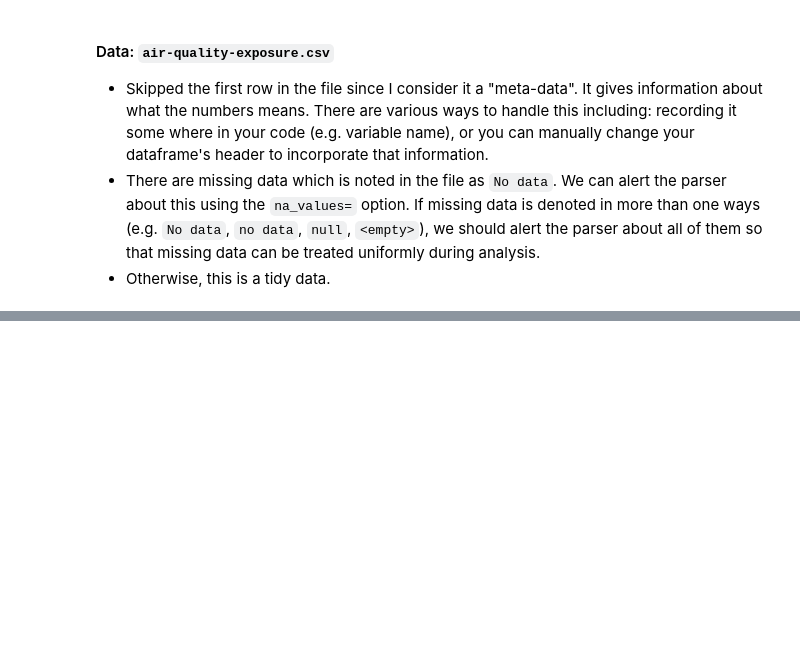
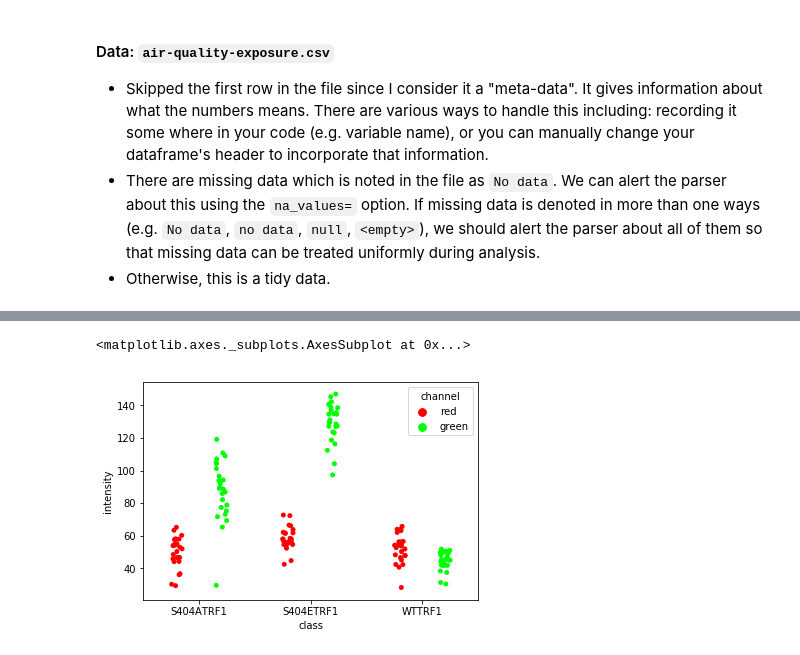
Before and after one commit to edmundlth/advanced_business_analytics_materials, a Jupyter notebook: lunchtime_session_29062017.ipynb, the cells around one changed output, grey strips where cells are left out. Cells and saved outputs as stored; diff of their text form; code cells hidden in the pictures; blank space fills up the shorter version.

```diff
--- a/lunchtime_session_29062017.ipynb
+++ b/lunchtime_session_29062017.ipynb
@@ -148,0 +260,11 @@ aap_pm_df = pd.read_excel("./mbs-datasets/AAP_PM_database_May2014.xls", skip_foo
+# %%
+green = (0.0, 1.0, 0.0)
+red = (1.0, 0.0, 0.0)
+blue = (0.0, 0.0, 1.0)
+palette = {'green': green, 'red': red, 'blue': blue}
+sns.stripplot(x='class', y='intensity', hue='channel',
+              data=cint_tidy, jitter=True, split=True,
+              palette=palette)
+# %% [output]
+<matplotlib.axes._subplots.AxesSubplot at 0x...>
+[figure, added]
```
Also changed, not shown: parts of 11 cells of this notebook.
